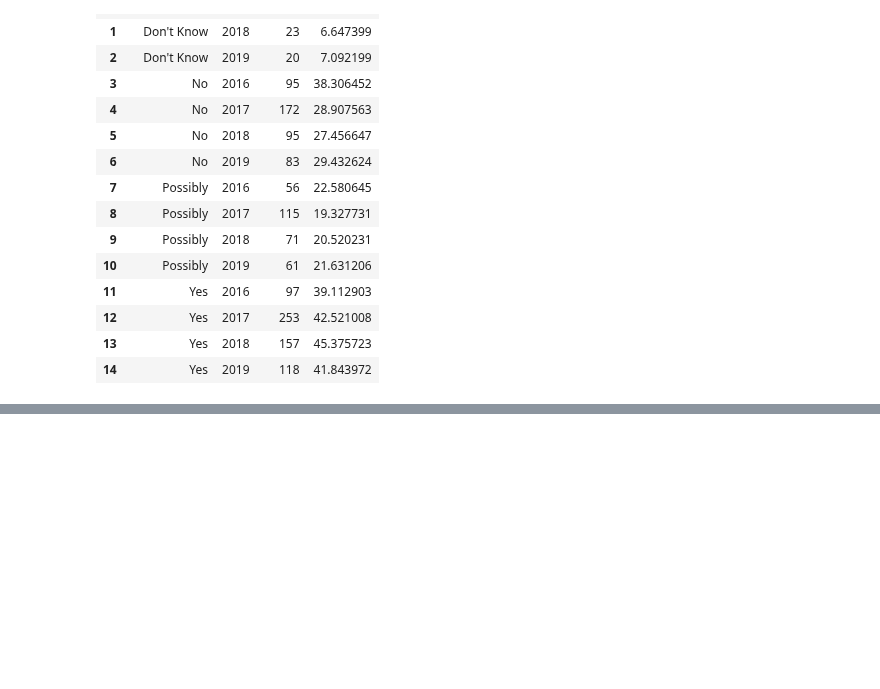
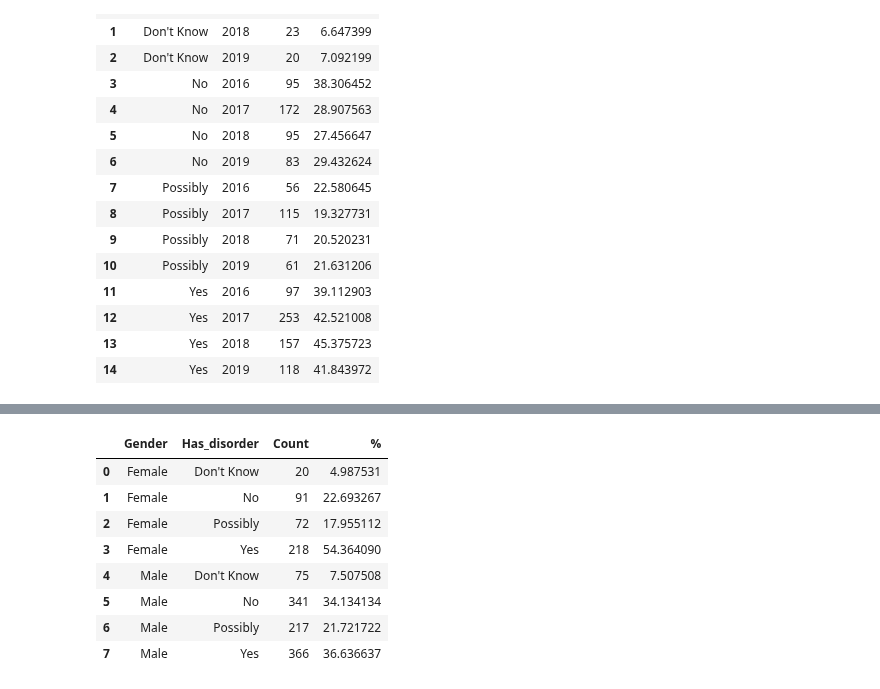
Before and after one commit to Selorikas/mental-health, a Jupyter notebook: mental-health.ipynb, the cells around one changed output, grey strips where cells are left out. Drawn from its saved outputs; the diff is of its cells as text; code cells hidden in the pictures; blank space fills up the shorter version.

```diff
--- a/mental-health.ipynb
+++ b/mental-health.ipynb
@@ -295,0 +287,17 @@ has_disorder_barplot.legend(bbox_to_anchor= (1.2,1))
+# %%
+# df of mental disorder by gender
+q2_q33 = pd.merge(q2, q33, on='UserID', how='inner')
+q2_q33.drop(q2_q33[q2_q33.Gender == 'Other'].index, inplace=True)
+disorder_by_gender = q2_q33.groupby(['Gender', 'Has_disorder']).size().reset_index(name='Count')
+disorder_by_gender['%'] = append_count_in_percent_by_group(disorder_by_gender, 'Gender')
+disorder_by_gender
+# %% [output]
+|  | Gender | Has_disorder | Count | % |
+| 0 | Female | Don't Know | 20 | 4.987531 |
+| 1 | Female | No | 91 | 22.693267 |
+| 2 | Female | Possibly | 72 | 17.955112 |
+| 3 | Female | Yes | 218 | 54.364090 |
+| 4 | Male | Don't Know | 75 | 7.507508 |
+| 5 | Male | No | 341 | 34.134134 |
+| 6 | Male | Possibly | 217 | 21.721722 |
+| 7 | Male | Yes | 366 | 36.636637 |
```
Also changed, not shown: parts of 8 cells of this notebook.
